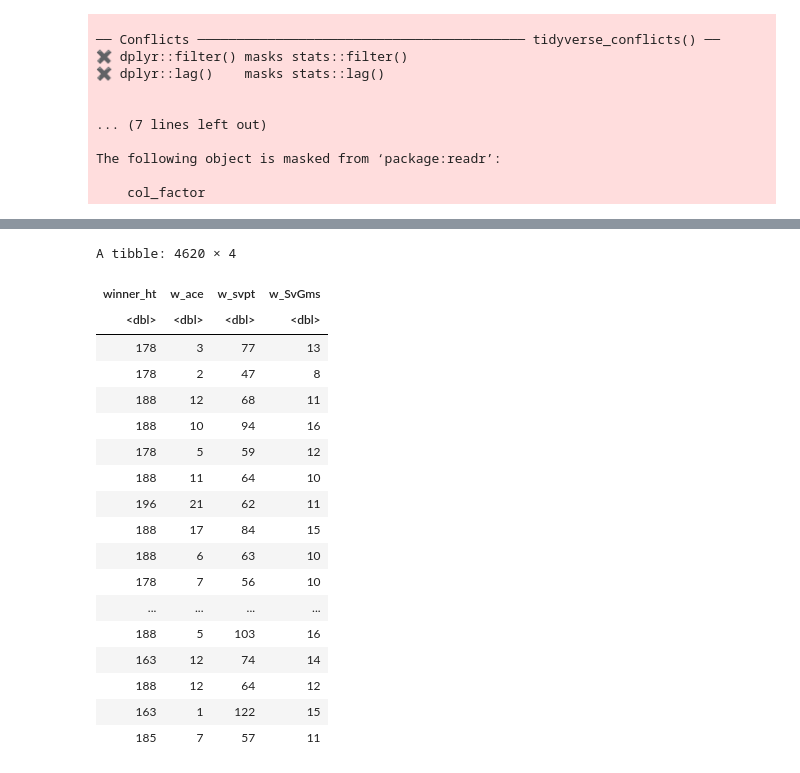
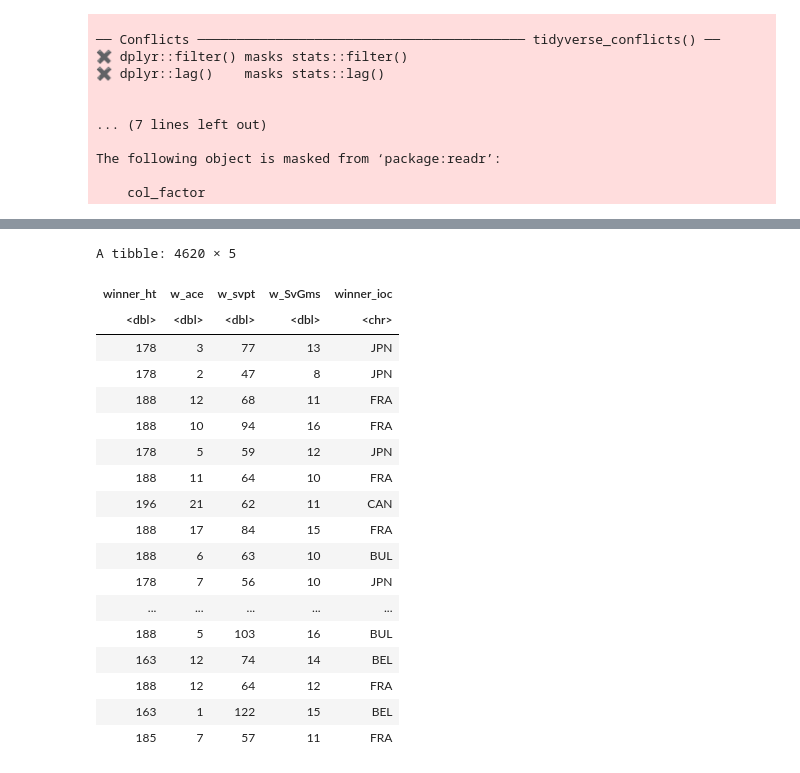
Before and after one commit to Tom0809/Group-Project, a Jupyter notebook: Group Project.ipynb, the cells around one changed output, grey strips where cells are left out. Cells and saved outputs as stored; diff of their text form; code cells hidden in the pictures.

```diff
--- a/Group Project.ipynb
+++ b/Group Project.ipynb
@@ -54,29 +54,29 @@ A spec_tbl_df: 6866 × 50
 | 2884 | 2017-M-DC-2017-WG-M-BEL-FRA-01 | Davis Cup WG F: BEL vs FRA | Hard | 4 | D | 20171124 | 4 | 105676 | ... |
 | 2885 | 2017-M-DC-2017-WG-M-BEL-FRA-01 | Davis Cup WG F: BEL vs FRA | Hard | 4 | D | 20171124 | 5 | 106298 | ... |
 # %%
-useful_col <- select(tennis_data, winner_ht, w_ace, w_svpt, w_SvGms)|>
+useful_col <- select(tennis_data, winner_ht, w_ace, w_svpt, w_SvGms,winner_ioc)|>
 filter(!is.na(winner_ht))|>
 filter(!is.na(w_ace))|>
 filter(!is.na(w_svpt))|>
 filter(!is.na(w_SvGms))
 useful_col
 # %% [output]
-A tibble: 4620 × 4
+A tibble: 4620 × 5
-| winner_ht | w_ace | w_svpt | w_SvGms |
-| <dbl> | <dbl> | <dbl> | <dbl> |
-| 178 | 3 | 77 | 13 |
-| 178 | 2 | 47 | 8 |
-| 188 | 12 | 68 | 11 |
-| 188 | 10 | 94 | 16 |
-| 178 | 5 | 59 | 12 |
-| 188 | 11 | 64 | 10 |
-| 196 | 21 | 62 | 11 |
-| 188 | 17 | 84 | 15 |
-| 188 | 6 | 63 | 10 |
-| 178 | 7 | 56 | 10 |
-| ... | ... | ... | ... |
-| 188 | 5 | 103 | 16 |
-| 163 | 12 | 74 | 14 |
-| 188 | 12 | 64 | 12 |
-| 163 | 1 | 122 | 15 |
-| 185 | 7 | 57 | 11 |
+| winner_ht | w_ace | w_svpt | w_SvGms | winner_ioc |
+| <dbl> | <dbl> | <dbl> | <dbl> | <chr> |
+| 178 | 3 | 77 | 13 | JPN |
+| 178 | 2 | 47 | 8 | JPN |
+| 188 | 12 | 68 | 11 | FRA |
+| 188 | 10 | 94 | 16 | FRA |
+| 178 | 5 | 59 | 12 | JPN |
+| 188 | 11 | 64 | 10 | FRA |
+| 196 | 21 | 62 | 11 | CAN |
+| 188 | 17 | 84 | 15 | FRA |
+| 188 | 6 | 63 | 10 | BUL |
+| 178 | 7 | 56 | 10 | JPN |
+| ... | ... | ... | ... | ... |
+| 188 | 5 | 103 | 16 | BUL |
+| 163 | 12 | 74 | 14 | BEL |
+| 188 | 12 | 64 | 12 | FRA |
+| 163 | 1 | 122 | 15 | BEL |
+| 185 | 7 | 57 | 11 | FRA |
```
